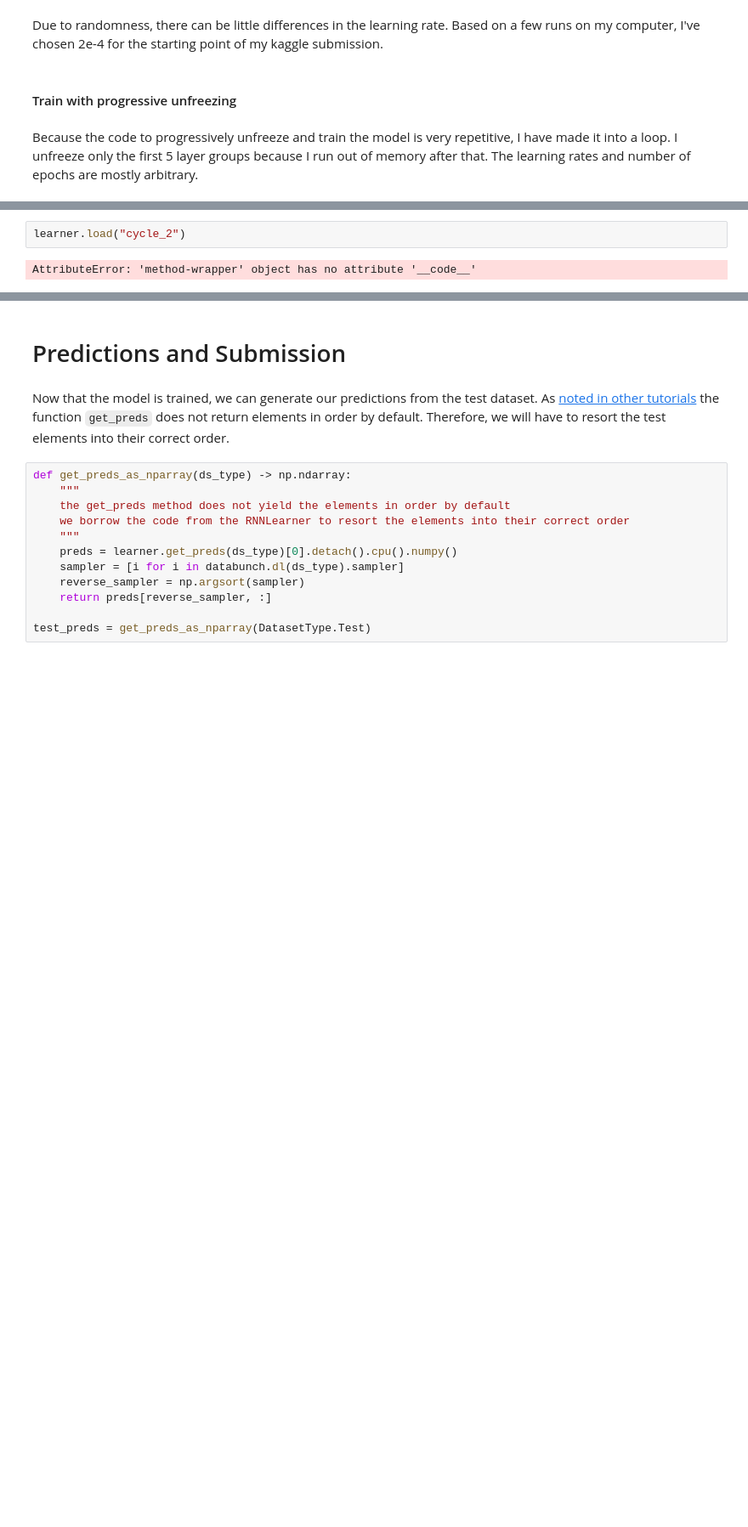
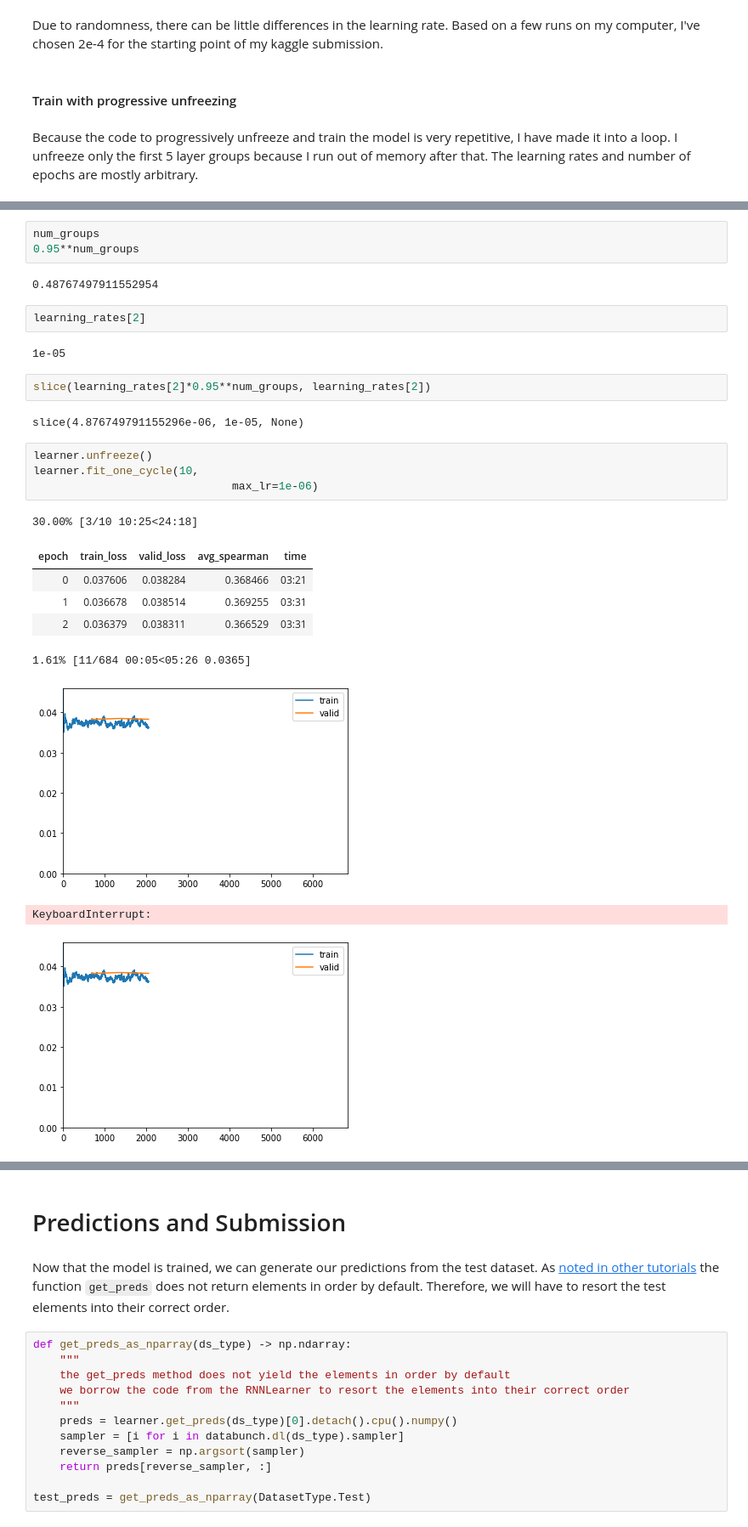
Before and after one commit to mrdbarros/gquest_nbdev, a Jupyter notebook: fastai_v1_transformers.ipynb, the cells around one changed output, grey strips where cells are left out. Shown at 85% size. Cells and saved outputs as stored; diff of their text form; blank space fills up the shorter version.

```diff
--- a/fastai_v1_transformers.ipynb
+++ b/fastai_v1_transformers.ipynb
@@ -537,4 +540,27 @@ freezing to: -1  -  2 epochs
-# %%
-learner.load("cycle_2")
-# %% [output]
-AttributeError: 'method-wrapper' object has no attribute '__code__'
+# %%
+num_groups
+0.95**num_groups
+# %% [output]
+0.48767497911552954
+# %%
+learning_rates[2]
+# %% [output]
+1e-05
+# %%
+slice(learning_rates[2]*0.95**num_groups, learning_rates[2])
+# %% [output]
+slice(4.876749791155296e-06, 1e-05, None)
+# %%
+learner.unfreeze()
+learner.fit_one_cycle(10,
+                              max_lr=1e-06)
+# %% [output]
+30.00% [3/10 10:25<24:18]
+| epoch | train_loss | valid_loss | avg_spearman | time |
+| 0 | 0.037606 | 0.038284 | 0.368466 | 03:21 |
+| 1 | 0.036678 | 0.038514 | 0.369255 | 03:31 |
+| 2 | 0.036379 | 0.038311 | 0.366529 | 03:31 |
+1.61% [11/684 00:05<05:26 0.0365]
+[figure, added]
+KeyboardInterrupt:
+[figure, added]
```
Also changed, not shown: parts of 32 cells of this notebook.
